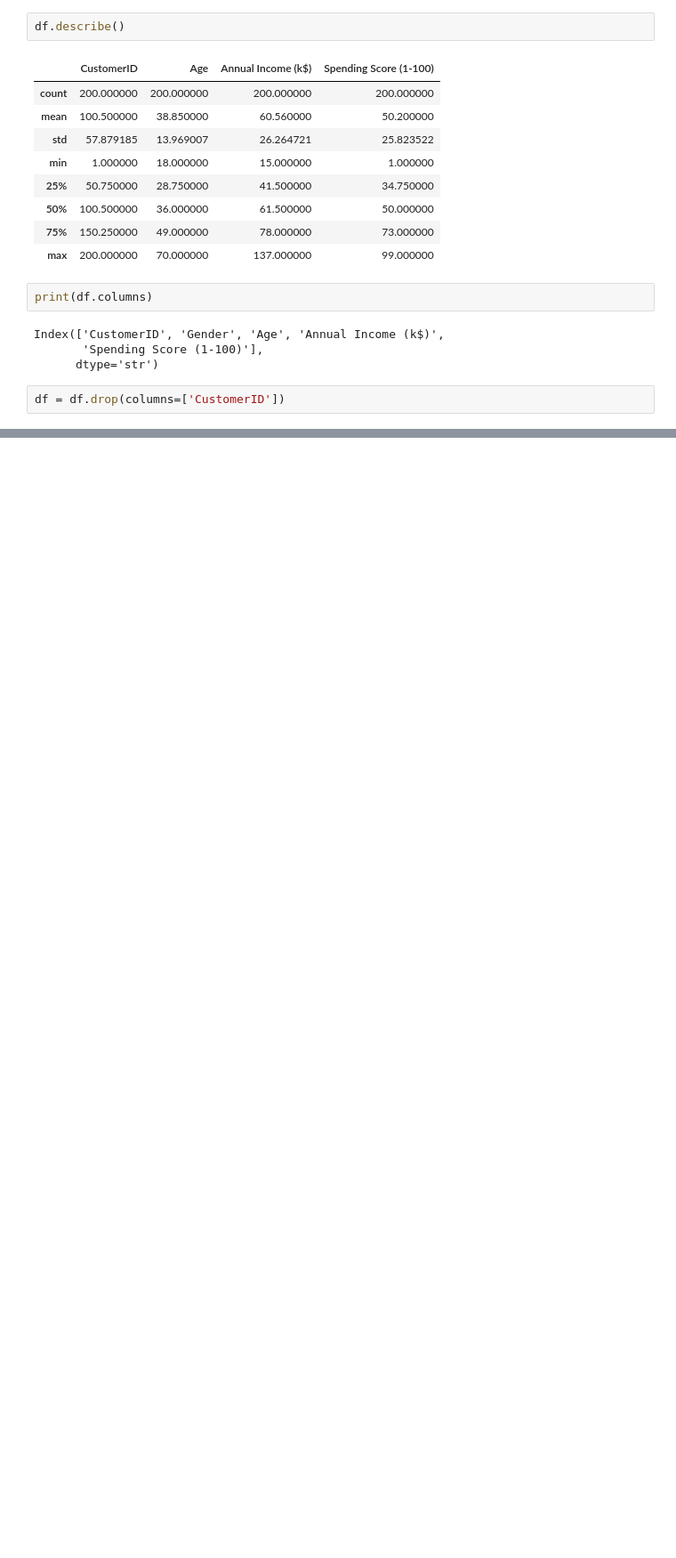
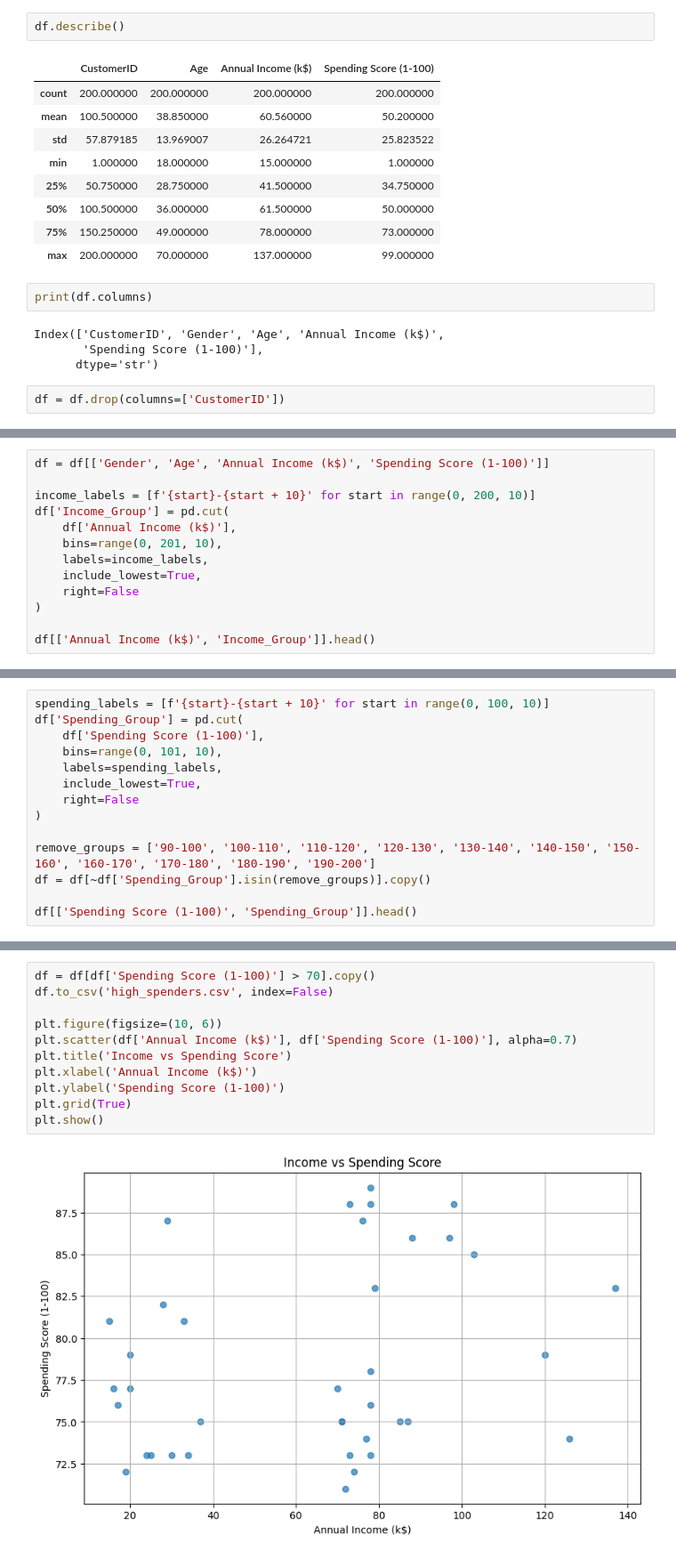
Before and after one commit to Annie578/Data_Visualisation, a Jupyter notebook: mall.ipynb, the cells around one changed output, grey strips where cells are left out. Shown at 89% size. Drawn from its saved outputs; the diff is of its cells as text; blank space fills up the shorter version.

```diff
--- a/mall.ipynb
+++ b/mall.ipynb
@@ -69,0 +59,13 @@ plt.show()
+# %%
+df = df[['Gender', 'Age', 'Annual Income (k$)', 'Spending Score (1-100)']]
+
+income_labels = [f'{start}-{start + 10}' for start in range(0, 200, 10)]
+df['Income_Group'] = pd.cut(
+    df['Annual Income (k$)'],
+    bins=range(0, 201, 10),
+    labels=income_labels,
+    include_lowest=True,
+    right=False
+)
+
+df[['Annual Income (k$)', 'Income_Group']].head()
@@ -69,0 +99,14 @@ plt.show()
+# %%
+spending_labels = [f'{start}-{start + 10}' for start in range(0, 100, 10)]
+df['Spending_Group'] = pd.cut(
+    df['Spending Score (1-100)'],
+    bins=range(0, 101, 10),
+    labels=spending_labels,
+    include_lowest=True,
+    right=False
+)
+
+remove_groups = ['90-100', '100-110', '110-120', '120-130', '130-140', '140-150', '150-160', '160-170', '170-180', '180-190', '190-200']
+df = df[~df['Spending_Group'].isin(remove_groups)].copy()
+
+df[['Spending Score (1-100)', 'Spending_Group']].head()
@@ -69,0 +120,13 @@ plt.show()
+# %%
+df = df[df['Spending Score (1-100)'] > 70].copy()
+df.to_csv('high_spenders.csv', index=False)
+
+plt.figure(figsize=(10, 6))
+plt.scatter(df['Annual Income (k$)'], df['Spending Score (1-100)'], alpha=0.7)
+plt.title('Income vs Spending Score')
+plt.xlabel('Annual Income (k$)')
+plt.ylabel('Spending Score (1-100)')
+plt.grid(True)
+plt.show()
+# %% [output]
+[figure, added]
```
Also changed, not shown: parts of 4 cells of this notebook, 6 other files.
